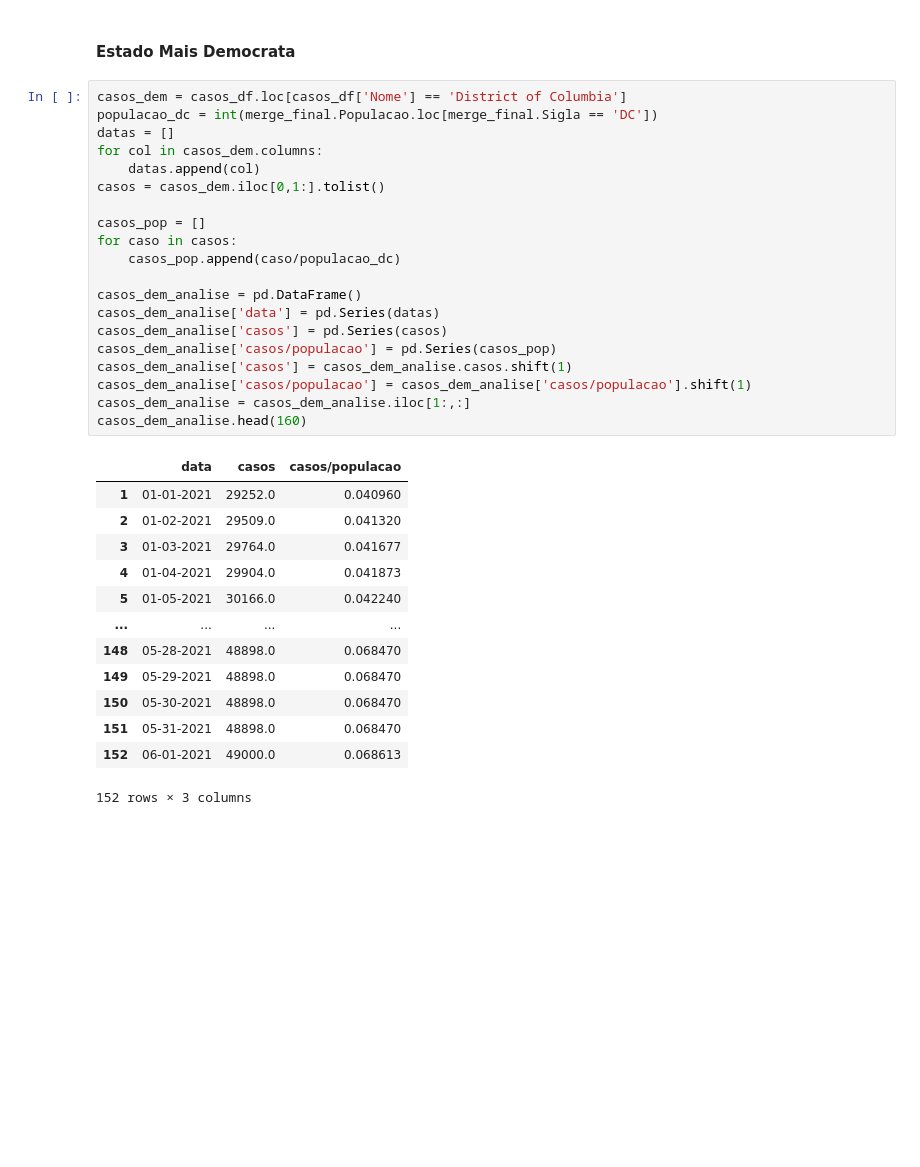
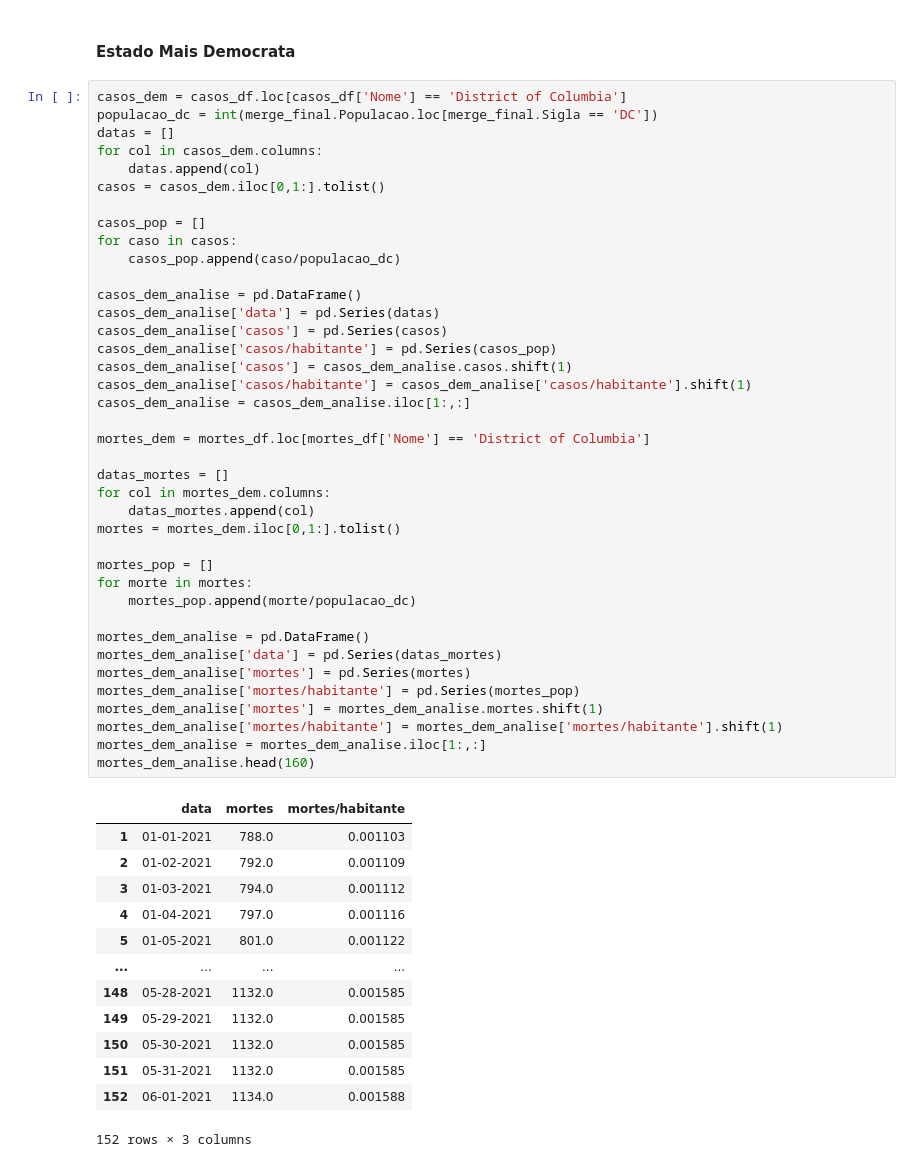
Before and after one commit to JoaoVictor-HM/TFG-Ciencia-de-Dados, a Jupyter notebook: dados_eua.ipynb, the cells around one changed output. Cells and saved outputs as stored; diff of their text form; blank space fills up the shorter version.

```diff
--- a/dados_eua.ipynb
+++ b/dados_eua.ipynb
@@ -411,35 +430,54 @@ casos_rep_analise.head(160)
 # %%
 casos_dem = casos_df.loc[casos_df['Nome'] == 'District of Columbia']
 populacao_dc = int(merge_final.Populacao.loc[merge_final.Sigla == 'DC'])
 datas = []
 for col in casos_dem.columns:
     datas.append(col)
 casos = casos_dem.iloc[0,1:].tolist()
 
 casos_pop = []
 for caso in casos:
     casos_pop.append(caso/populacao_dc)
 
 casos_dem_analise = pd.DataFrame()
 casos_dem_analise['data'] = pd.Series(datas)
 casos_dem_analise['casos'] = pd.Series(casos)
-casos_dem_analise['casos/populacao'] = pd.Series(casos_pop)
+casos_dem_analise['casos/habitante'] = pd.Series(casos_pop)
 casos_dem_analise['casos'] = casos_dem_analise.casos.shift(1)
-casos_dem_analise['casos/populacao'] = casos_dem_analise['casos/populacao'].shift(1)
+casos_dem_analise['casos/habitante'] = casos_dem_analise['casos/habitante'].shift(1)
 casos_dem_analise = casos_dem_analise.iloc[1:,:]
-casos_dem_analise.head(160)
+
+mortes_dem = mortes_df.loc[mortes_df['Nome'] == 'District of Columbia']
+
+datas_mortes = []
+for col in mortes_dem.columns:
+    datas_mortes.append(col)
+mortes = mortes_dem.iloc[0,1:].tolist()
+
+mortes_pop = []
+for morte in mortes:
+    mortes_pop.append(morte/populacao_dc)
+
+mortes_dem_analise = pd.DataFrame()
+mortes_dem_analise['data'] = pd.Series(datas_mortes)
+mortes_dem_analise['mortes'] = pd.Series(mortes)
+mortes_dem_analise['mortes/habitante'] = pd.Series(mortes_pop)
+mortes_dem_analise['mortes'] = mortes_dem_analise.mortes.shift(1)
+mortes_dem_analise['mortes/habitante'] = mortes_dem_analise['mortes/habitante'].shift(1)
+mortes_dem_analise = mortes_dem_analise.iloc[1:,:]
+mortes_dem_analise.head(160)
 # %% [output]
-|  | data | casos | casos/populacao |
-| 1 | 01-01-2021 | 29252.0 | 0.040960 |
-| 2 | 01-02-2021 | 29509.0 | 0.041320 |
-| 3 | 01-03-2021 | 29764.0 | 0.041677 |
-| 4 | 01-04-2021 | 29904.0 | 0.041873 |
-| 5 | 01-05-2021 | 30166.0 | 0.042240 |
+|  | data | mortes | mortes/habitante |
+| 1 | 01-01-2021 | 788.0 | 0.001103 |
+| 2 | 01-02-2021 | 792.0 | 0.001109 |
+| 3 | 01-03-2021 | 794.0 | 0.001112 |
+| 4 | 01-04-2021 | 797.0 | 0.001116 |
+| 5 | 01-05-2021 | 801.0 | 0.001122 |
 | ... | ... | ... | ... |
-| 148 | 05-28-2021 | 48898.0 | 0.068470 |
-| 149 | 05-29-2021 | 48898.0 | 0.068470 |
-| 150 | 05-30-2021 | 48898.0 | 0.068470 |
-| 151 | 05-31-2021 | 48898.0 | 0.068470 |
-| 152 | 06-01-2021 | 49000.0 | 0.068613 |
+| 148 | 05-28-2021 | 1132.0 | 0.001585 |
+| 149 | 05-29-2021 | 1132.0 | 0.001585 |
+| 150 | 05-30-2021 | 1132.0 | 0.001585 |
+| 151 | 05-31-2021 | 1132.0 | 0.001585 |
+| 152 | 06-01-2021 | 1134.0 | 0.001588 |
 152 rows × 3 columns
 # %%
```
Also changed, not shown: parts of 2 cells of this notebook.
